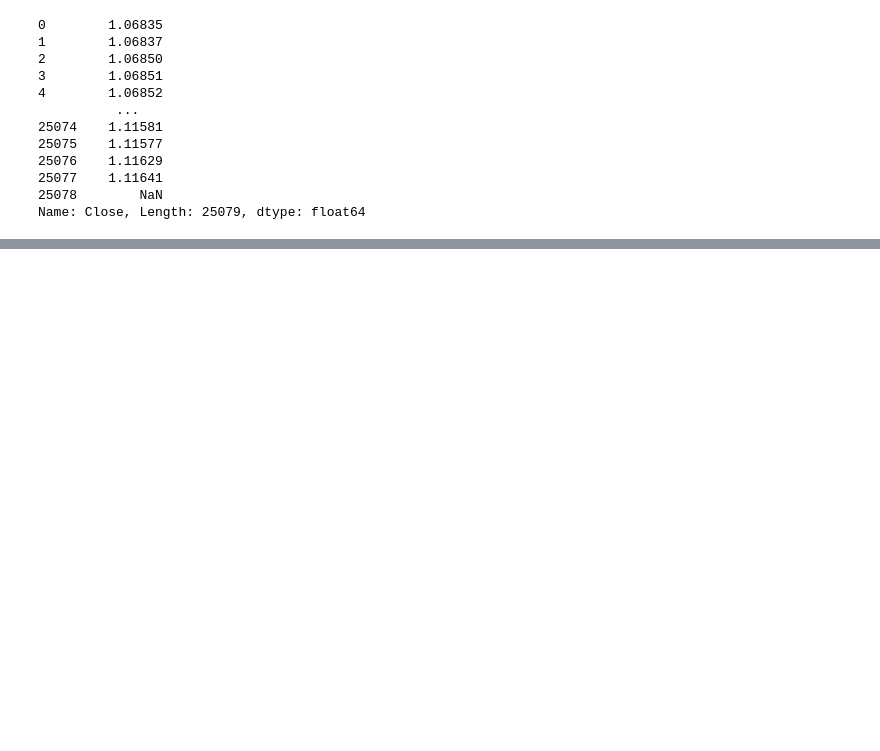
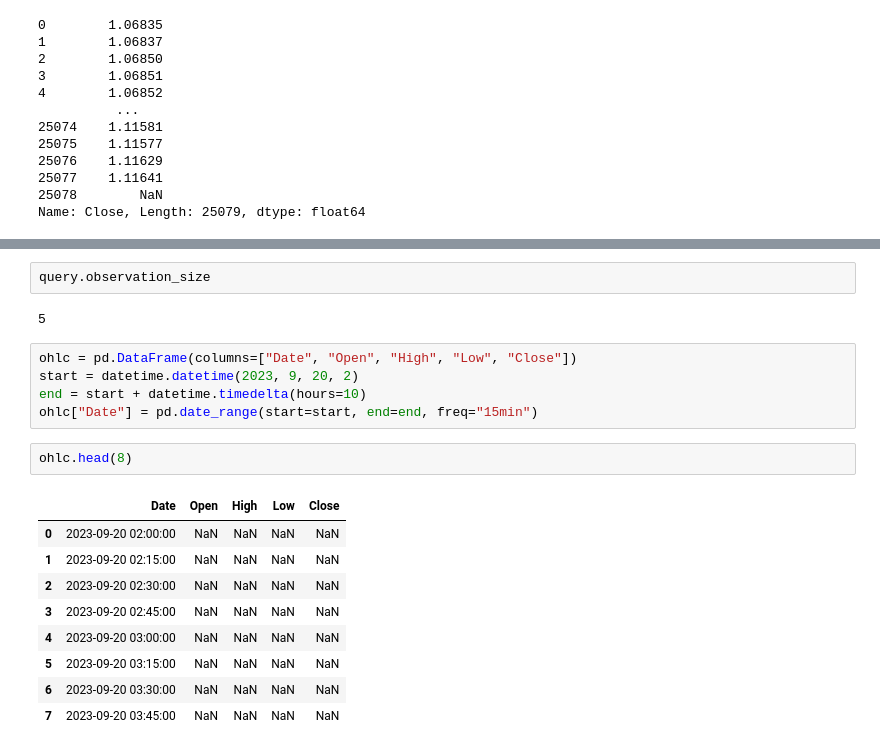
Before and after one commit to carlos-lorenzo/deep-forex, a Jupyter notebook: data_processing.ipynb, the cells around one changed output, grey strips where cells are left out. Drawn from its saved outputs; the diff is of its cells as text; blank space fills up the shorter version.

```diff
--- a/data_processing.ipynb
+++ b/data_processing.ipynb
@@ -149,0 +192,21 @@ Name: Close, Length: 25079, dtype: float64
+# %%
+query.observation_size
+# %% [output]
+5
+# %%
+ohlc = pd.DataFrame(columns=["Date", "Open", "High", "Low", "Close"])
+start = datetime.datetime(2023, 9, 20, 2)
+end = start + datetime.timedelta(hours=10)
+ohlc["Date"] = pd.date_range(start=start, end=end, freq="15min")
+# %%
+ohlc.head(8)
+# %% [output]
+|  | Date | Open | High | Low | Close |
+| 0 | 2023-09-20 02:00:00 | NaN | NaN | NaN | NaN |
+| 1 | 2023-09-20 02:15:00 | NaN | NaN | NaN | NaN |
+| 2 | 2023-09-20 02:30:00 | NaN | NaN | NaN | NaN |
+| 3 | 2023-09-20 02:45:00 | NaN | NaN | NaN | NaN |
+| 4 | 2023-09-20 03:00:00 | NaN | NaN | NaN | NaN |
+| 5 | 2023-09-20 03:15:00 | NaN | NaN | NaN | NaN |
+| 6 | 2023-09-20 03:30:00 | NaN | NaN | NaN | NaN |
+| 7 | 2023-09-20 03:45:00 | NaN | NaN | NaN | NaN |
```
Also changed, not shown: parts of 6 cells of this notebook, 7 other files.
